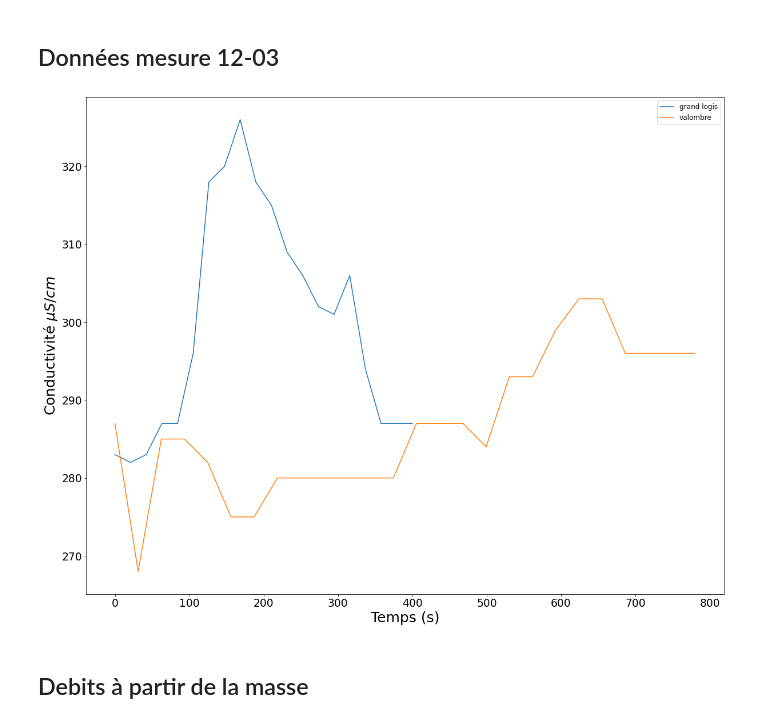
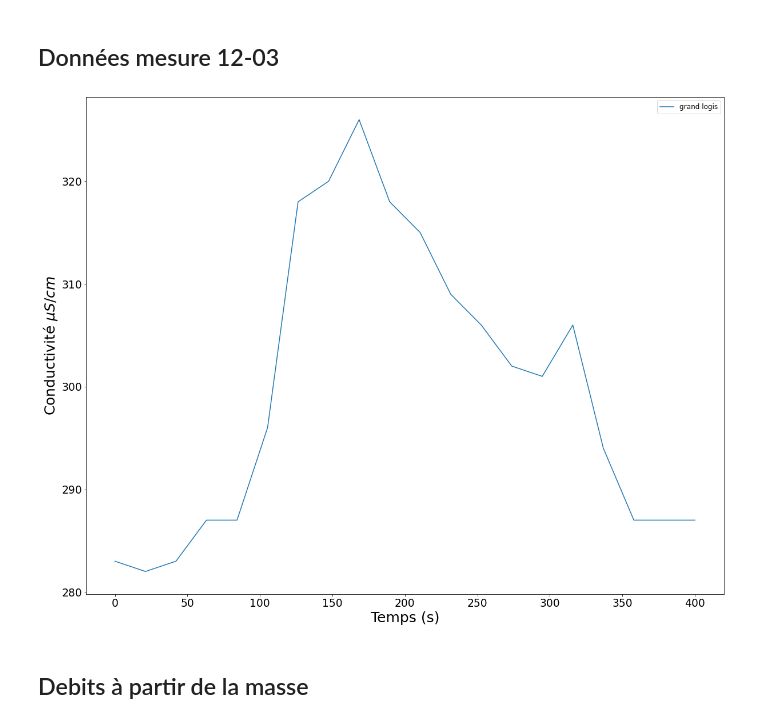
Before and after one commit to BenoitURRUTY/Data_tracage_avril22, a Jupyter notebook: Débits.ipynb, the cells around one changed output. Cells and saved outputs as stored; diff of their text form; code cells hidden in the pictures.

Commit message:
figure

```diff
--- a/Débits.ipynb
+++ b/Débits.ipynb
@@ -40,22 +40,18 @@ a_m
 # %% [markdown]
 ## Données mesure 12-03
 # %%
-grand_logis=np.loadtxt('12-03-22_gros_sel/enclos.txt')[:20]
+grand_logis=np.loadtxt('DébitGuiersMort_1203.txt')[:20]
 grand_logis[grand_logis<250]=np.nan
 time_gl=np.linspace(0,len(grand_logis)*20,len(grand_logis))
-
-valombre=np.loadtxt('12-03-22_gros_sel/benoit.txt')
-time_val=np.linspace(0,len(valombre)*30,len(valombre))
 # %%
 plt.figure(figsize=[20,16])
 plt.plot(time_gl,grand_logis,label='grand logis')
-plt.plot(time_val,valombre, label='valombre')
 plt.xlabel('Temps (s)')
 plt.ylabel(r"Conductivité $\mu S/cm$")
 plt.legend()
-plt.savefig('12-03-22_gros_sel/conductivité.jpg')
+# plt.savefig('12-03-22conductivité.jpg')
 # %% [output]
-[figure, old version]
+[figure, new version]
 # %% [markdown]
 ## Debits à partir de la masse
 # %%
```
Also changed, not shown: parts of 5 cells of this notebook, 11 other files.
